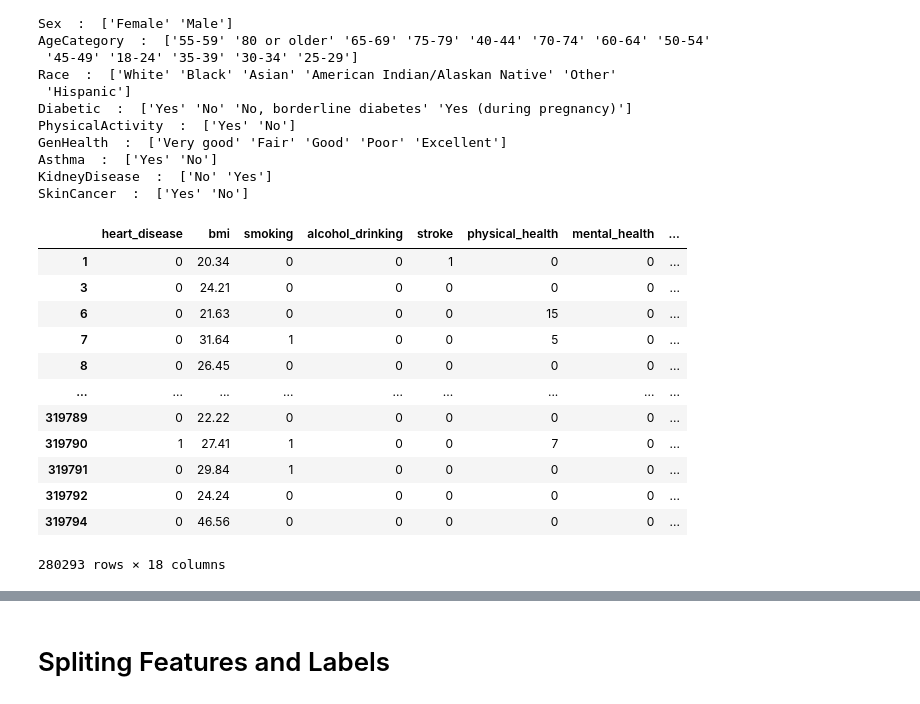
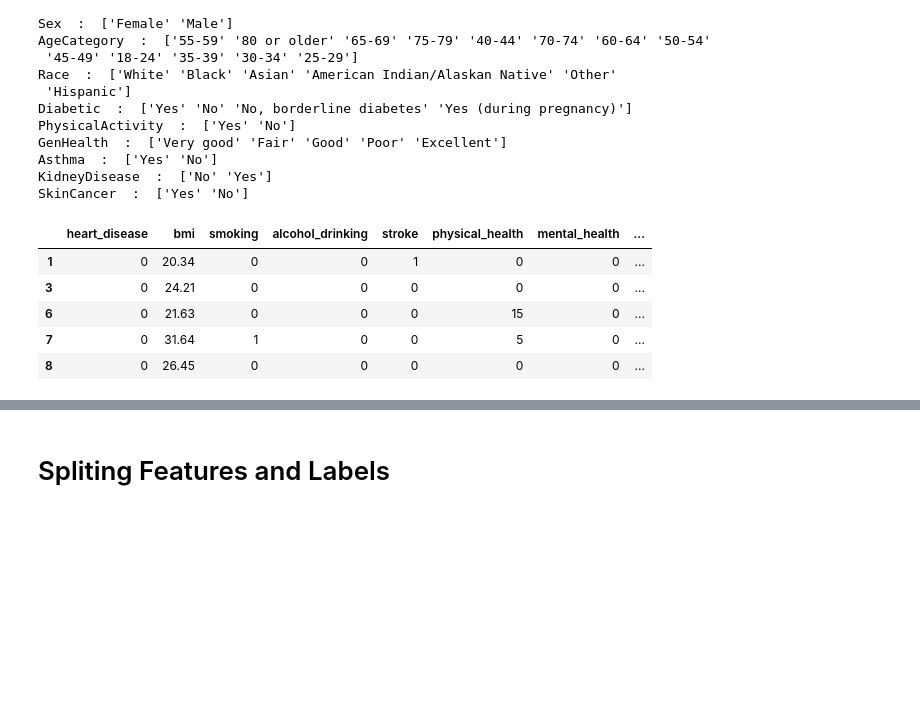
Before and after one commit to S-Delowar/DS-Projects, a Jupyter notebook: Heart Disease Prediction/heart_disease_prediction.ipynb, the cells around one changed output, grey strips where cells are left out. Saved outputs shown, nothing was run; the diff lists cells and outputs as text; code cells hidden in the pictures; blank space fills up the shorter version.

```diff
--- a/Heart Disease Prediction/heart_disease_prediction.ipynb
+++ b/Heart Disease Prediction/heart_disease_prediction.ipynb
@@ -371,13 +354,16 @@ Asthma  :  ['Yes' 'No']
 KidneyDisease  :  ['No' 'Yes']
 SkinCancer  :  ['Yes' 'No']
 # %%
-# Perform Label encoder for boolean columns
 col_bool = ['heart_disease','smoking','alcohol_drinking','stroke','diff_walking','physical_activity','asthma','kidney_disease','skin_cancer']
+col_ordinal = ['gen_health']
+col_categorical = ['sex', 'age_category', 'race', 'diabetic']
 
-from sklearn.preprocessing import LabelEncoder, OrdinalEncoder
-le  = LabelEncoder()
+from sklearn.preprocessing import LabelEncoder, OrdinalEncoder, OneHotEncoder
 
 from pandas.core.dtypes.common import is_numeric_dtype
+
+# Label Encoding the Boolean Columns:
+le  = LabelEncoder()
 
 for col in col_bool:
     if is_numeric_dtype(df[col]):
@@ -385,26 +371,25 @@ for col in col_bool:
     else:
         df[col] = le.fit_transform(df[col])
 
-#replace values for the other columns
-df['sex'] = df['sex'].replace(['Female', 'Male'], [1,2])
-df['age_category'] = df['age_category'].replace(['18-24', '25-29', '30-34', '35-39', '40-44', '45-49', '50-54', '55-59', '60-64', '65-69', '70-74',
-                                                 '75-79', '80 or older'], [1,2,3,4,5,6,7,8,9,10,11,12,13])
-df['race'] = df['race'].replace(['White', 'Black', 'Asian', 'American Indian/Alaskan Native', 'Hispanic', 'Other'], [1,2,3,4,5,6])
-df['diabetic'] = df['diabetic'].replace(['No', 'No, borderline diabetes', 'Yes (during pregnancy)', 'Yes'], [0,1,2,3])
-df['gen_health'] = df['gen_health'].replace([ 'Fair', 'Poor',  'Good', 'Very good', 'Excellent'], [1,2,3,4,5])
+# Ornal Encoding the ordinal column:
+order = ['Poor', 'Fair', 'Good', 'Very good', 'Excellent']
+ordinal_encoder = OrdinalEncoder(categories=[order])
+df['gen_health'] = ordinal_encoder.fit_transform(df[['gen_health']])
+
+# OneHot Encoding for the other columns contain more than two non-ordinal categories
+one_hot_encoder = OneHotEncoder()
+
+for col in col_categorical:
+    dummy_col = pd.get_dummies(df[col], prefix=col)
+    df.drop(col, axis=1, inplace=True)
+    df = pd.concat([df, dummy_col], axis=1)
 # %%
-df
+pd.set_option('display.max_columns', None)
+df.head()
 # %% [output]
 |  | heart_disease | bmi | smoking | alcohol_drinking | stroke | physical_health | mental_health | ... |
 | 1 | 0 | 20.34 | 0 | 0 | 1 | 0 | 0 | ... |
 | 3 | 0 | 24.21 | 0 | 0 | 0 | 0 | 0 | ... |
 | 6 | 0 | 21.63 | 0 | 0 | 0 | 15 | 0 | ... |
 | 7 | 0 | 31.64 | 1 | 0 | 0 | 5 | 0 | ... |
 | 8 | 0 | 26.45 | 0 | 0 | 0 | 0 | 0 | ... |
-| ... | ... | ... | ... | ... | ... | ... | ... | ... |
-| 319789 | 0 | 22.22 | 0 | 0 | 0 | 0 | 0 | ... |
-| 319790 | 1 | 27.41 | 1 | 0 | 0 | 7 | 0 | ... |
-| 319791 | 0 | 29.84 | 1 | 0 | 0 | 0 | 0 | ... |
-| 319792 | 0 | 24.24 | 0 | 0 | 0 | 0 | 0 | ... |
-| 319794 | 0 | 46.56 | 0 | 0 | 0 | 0 | 0 | ... |
-280293 rows × 18 columns
```
Also changed, not shown: parts of 48 cells of this notebook.
